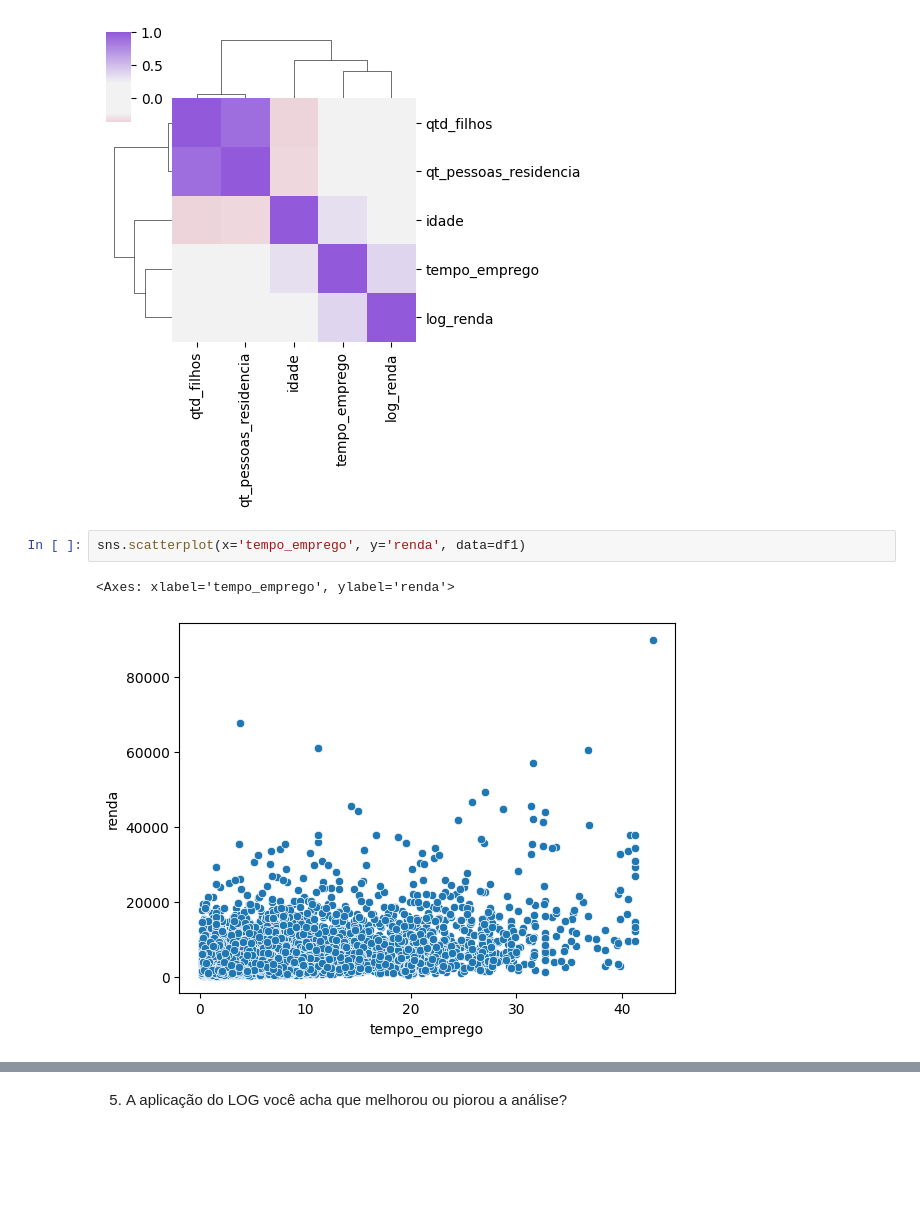
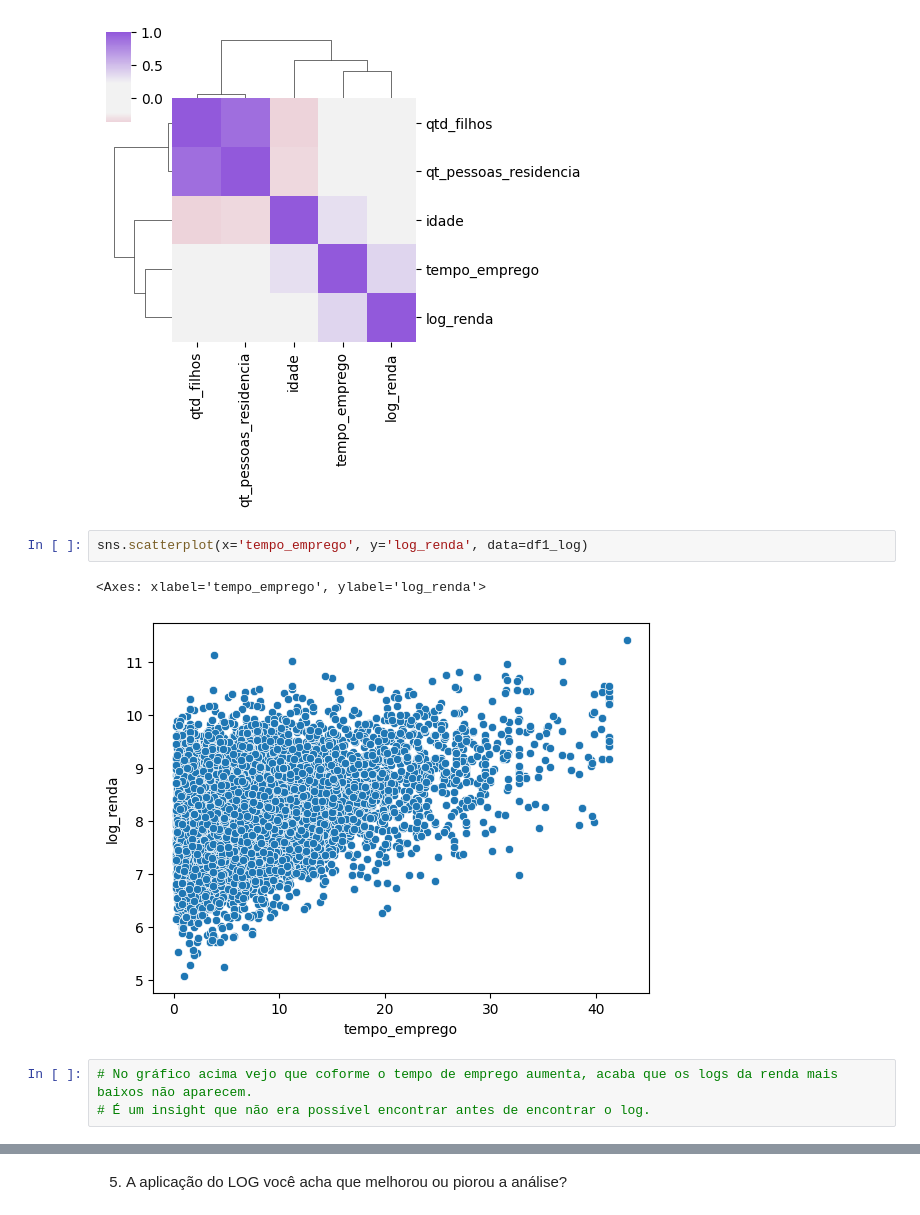
Before and after one commit to emanoeldlugo/Cientista-de-dados-EBAC, a Jupyter notebook: Módulo 10 - Tarefa 1.ipynb, the cells around one changed output, grey strips where cells are left out. Drawn from its saved outputs; the diff is of its cells as text; blank space fills up the shorter version.

```diff
--- a/Módulo 10 - Tarefa 1.ipynb
+++ b/Módulo 10 - Tarefa 1.ipynb
@@ -79,7 +84,10 @@ df1_log.corr()
 | log_renda | 0.023743 | 0.024712 | 0.379556 | 0.036267 | 1.000000 |
 [figure]
 # %%
-sns.scatterplot(x='tempo_emprego', y='renda', data=df1)
+sns.scatterplot(x='tempo_emprego', y='log_renda', data=df1_log)
 # %% [output]
-<Axes: xlabel='tempo_emprego', ylabel='renda'>
+<Axes: xlabel='tempo_emprego', ylabel='log_renda'>
-[figure, old version]
+[figure, new version]
+# %%
+# No gráfico acima vejo que coforme o tempo de emprego aumenta, acaba que os logs da renda mais baixos não aparecem.
+# É um insight que não era possível encontrar antes de encontrar o log.
```
Also changed, not shown: parts of 5 cells of this notebook.
